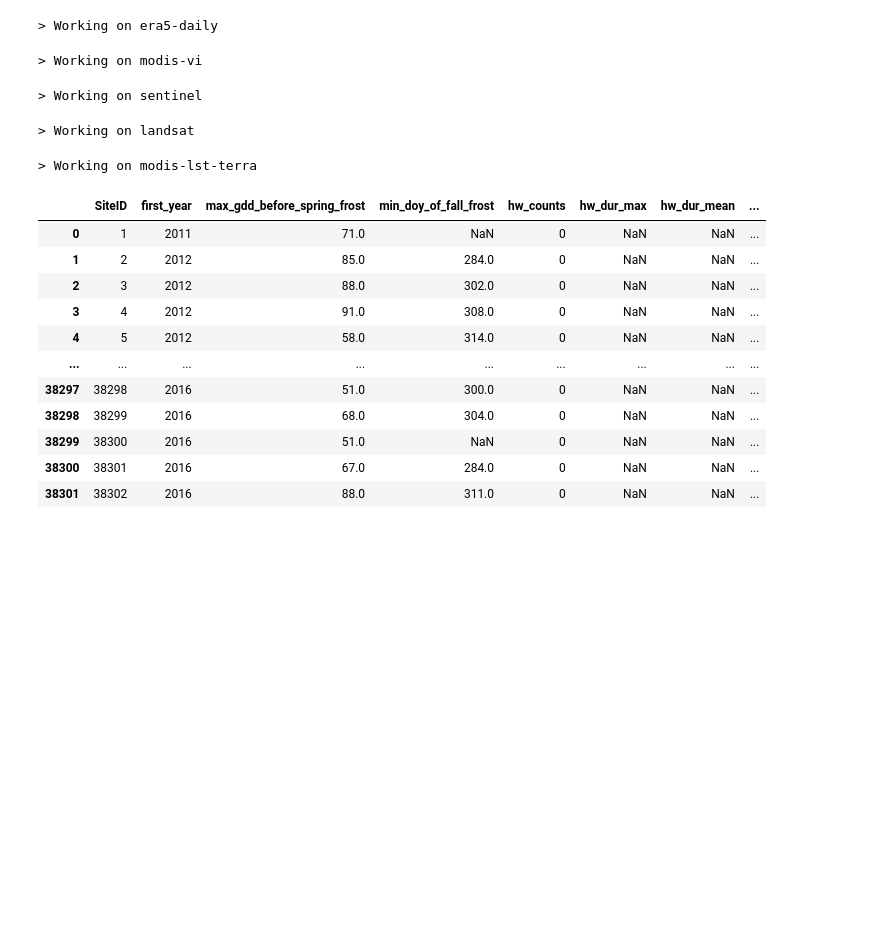
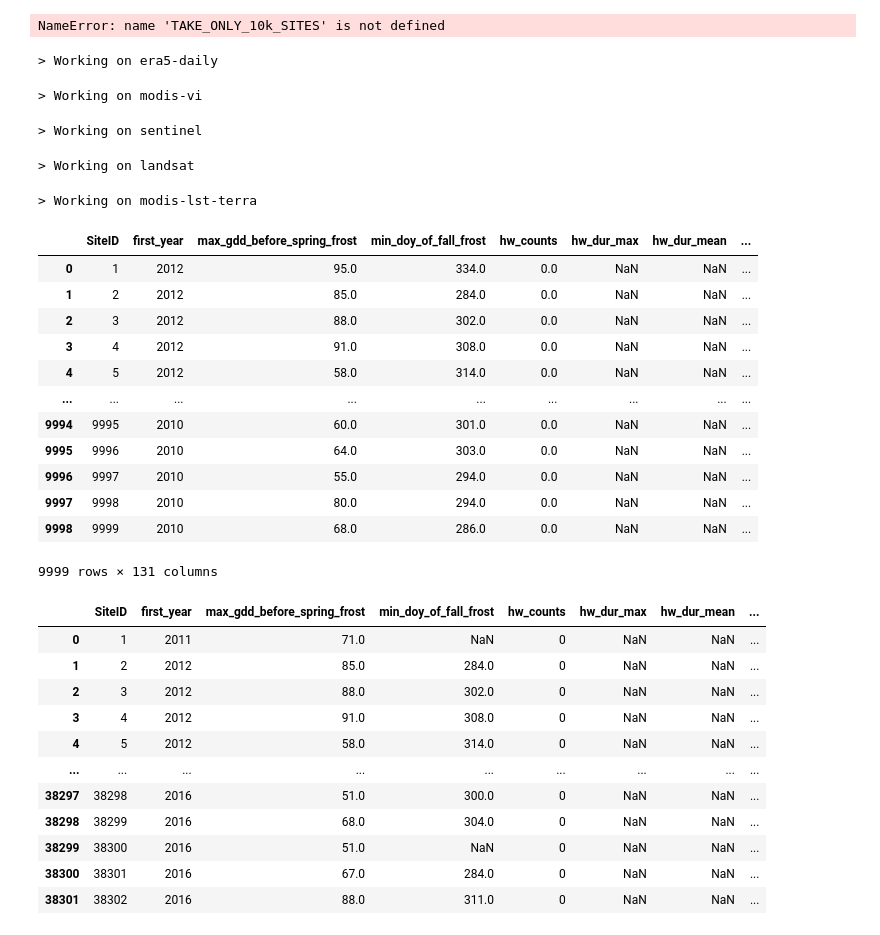
Before and after one commit to padasch/ifn_analysis, a Jupyter notebook: python/02_process_gee_data/load-wrangle-save_ALL_gee_data.ipynb, the cells around one changed output. Drawn from its saved outputs; the diff is of its cells as text; code cells hidden in the pictures; blank space fills up the shorter version.

```diff
--- a/python/02_process_gee_data/load-wrangle-save_ALL_gee_data.ipynb
+++ b/python/02_process_gee_data/load-wrangle-save_ALL_gee_data.ipynb
@@ -9,5 +12,19 @@ from gee_data_wrangling import *
+# %%
+all_sites = pd.read_csv(here("python/00_process_nfi_data/nfi_final_sites.csv"))
+sites_subset = all_sites.copy()
+
+if TAKE_ONLY_10k_SITES:
+    sites_subset = all_sites.copy().iloc[:10000, :]
+
+sites_subset
+# grouped = sites_subset.groupby("id", as_index=False)
+# df_list = [group for name, group in grouped]
+
+# df_list[0]
+# %% [output]
+NameError: name 'TAKE_ONLY_10k_SITES' is not defined
 # %%
-TAKE_ONLY_10k_SITES = False
+TAKE_ONLY_10k_SITES = True
 
 # Loop to get all data and merge it
 my_datasets = ["era5-daily", "modis-vi", "sentinel", "landsat", "modis-lst-terra"]
@@ -17,13 +34,13 @@ for my_dataset in my_datasets:
     print(f"\n> Working on {my_dataset}")
 
     # Load all sites
-    all_sites = pd.read_csv("../01_download_raw_gee_data/sites_years.csv")
+    all_sites = pd.read_csv(here("python/00_process_nfi_data/nfi_final_sites.csv"))
     sites_subset = all_sites.copy()
 
     if TAKE_ONLY_10k_SITES:
         sites_subset = all_sites.copy().iloc[:10000, :]
 
-    grouped = sites_subset.groupby("id", as_index=False)
+    grouped = sites_subset.groupby("SiteID", as_index=False)
     df_list = [group for name, group in grouped]
 
     out = run_mp(
@@ -44,6 +61,22 @@ for my_dataset in my_datasets:
 > Working on sentinel
 > Working on landsat
 > Working on modis-lst-terra
+# %%
+df_all
+# %% [output]
+|  | SiteID | first_year | max_gdd_before_spring_frost | min_doy_of_fall_frost | hw_counts | hw_dur_max | hw_dur_mean | ... |
+| 0 | 1 | 2012 | 95.0 | 334.0 | 0.0 | NaN | NaN | ... |
+| 1 | 2 | 2012 | 85.0 | 284.0 | 0.0 | NaN | NaN | ... |
+| 2 | 3 | 2012 | 88.0 | 302.0 | 0.0 | NaN | NaN | ... |
+| 3 | 4 | 2012 | 91.0 | 308.0 | 0.0 | NaN | NaN | ... |
+| 4 | 5 | 2012 | 58.0 | 314.0 | 0.0 | NaN | NaN | ... |
+| ... | ... | ... | ... | ... | ... | ... | ... | ... |
+| 9994 | 9995 | 2010 | 60.0 | 301.0 | 0.0 | NaN | NaN | ... |
+| 9995 | 9996 | 2010 | 64.0 | 303.0 | 0.0 | NaN | NaN | ... |
+| 9996 | 9997 | 2010 | 55.0 | 294.0 | 0.0 | NaN | NaN | ... |
+| 9997 | 9998 | 2010 | 80.0 | 294.0 | 0.0 | NaN | NaN | ... |
+| 9998 | 9999 | 2010 | 68.0 | 286.0 | 0.0 | NaN | NaN | ... |
+9999 rows × 131 columns
 # %%
 df_all.to_feather("final_gee_predictor_dataset.feather")
 df_all.to_csv("final_gee_predictor_dataset.csv", index=False)
```
Also changed, not shown: parts of 4 cells of this notebook, 18 other files.
